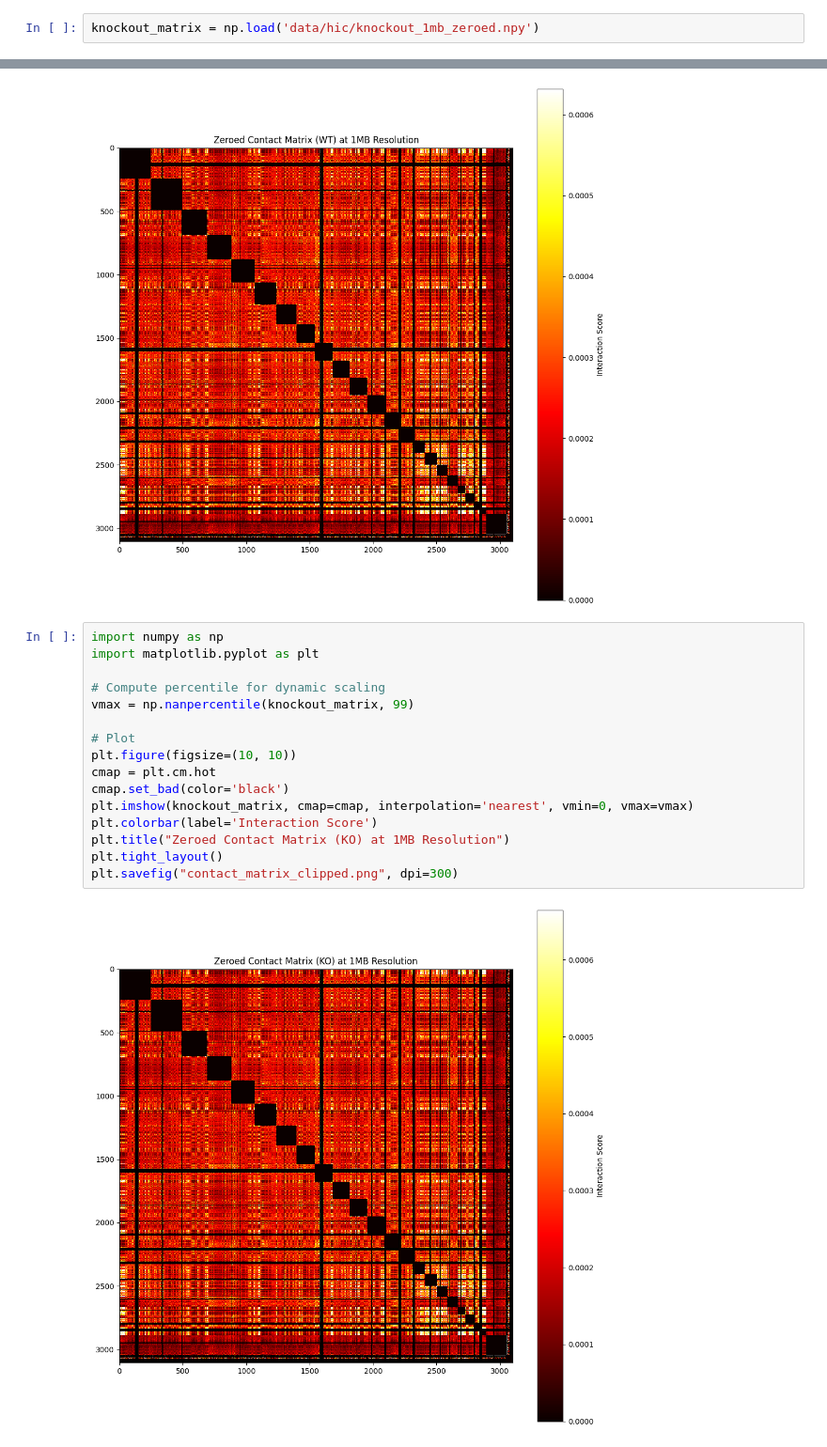
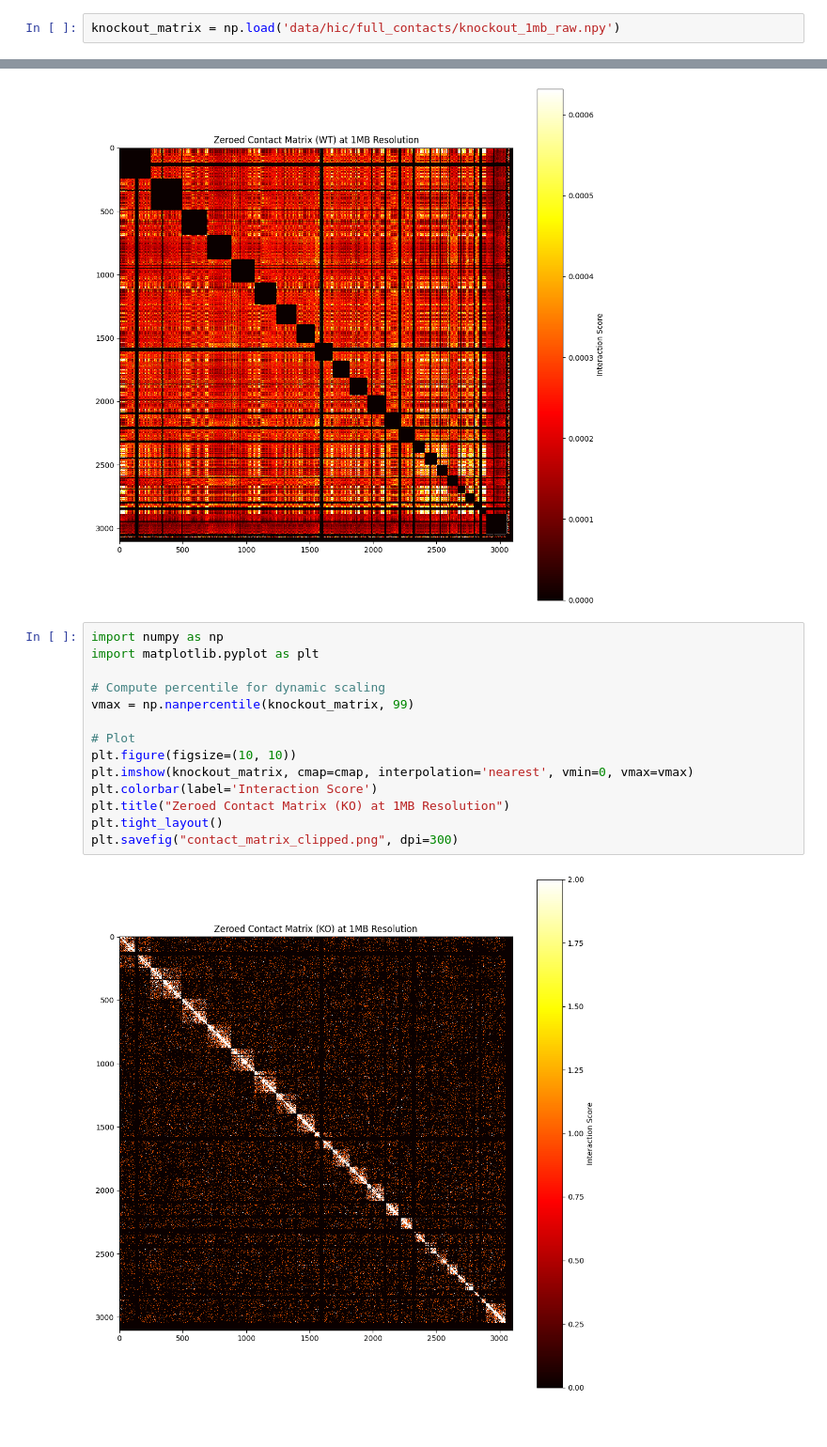
Before and after one commit to ethanoutangoun/chromatin-heart-dev, a Jupyter notebook: knockout_discovery.ipynb, the cells around one changed output, grey strips where cells are left out. Shown at 94% size. Drawn from its saved outputs; the diff is of its cells as text.

Commit message:
update scripts/plots

```diff
--- a/knockout_discovery.ipynb
+++ b/knockout_discovery.ipynb
@@ -26,7 +26,7 @@ NON_GENE_BIN_PATH = 'mappings/non_gene_bins.txt'
 # %%
 wt_matrix = np.load('data/hic/wt_1mb_zeroed.npy')
 # %%
-knockout_matrix = np.load('data/hic/knockout_1mb_zeroed.npy')
+knockout_matrix = np.load('data/hic/full_contacts/knockout_1mb_raw.npy')
 # %%
 ttn_clique = cf.analytical_diffusion_clique(knockout_matrix, TTN_BIN, 10, 0.3)
 # %%
@@ -52,19 +52,17 @@ plt.savefig("contact_matrix_clipped.png", dpi=300)
 # %%
 import numpy as np
 import matplotlib.pyplot as plt
 
 # Compute percentile for dynamic scaling
 vmax = np.nanpercentile(knockout_matrix, 99)
 
 # Plot
 plt.figure(figsize=(10, 10))
-cmap = plt.cm.hot
-cmap.set_bad(color='black')
 plt.imshow(knockout_matrix, cmap=cmap, interpolation='nearest', vmin=0, vmax=vmax)
 plt.colorbar(label='Interaction Score')
 plt.title("Zeroed Contact Matrix (KO) at 1MB Resolution")
 plt.tight_layout()
 plt.savefig("contact_matrix_clipped.png", dpi=300)
 # %% [output]
-[figure, old version]
+[figure, new version]
 # %%
```
Also changed, not shown: parts of 1 cell of this notebook, 14 other files.
